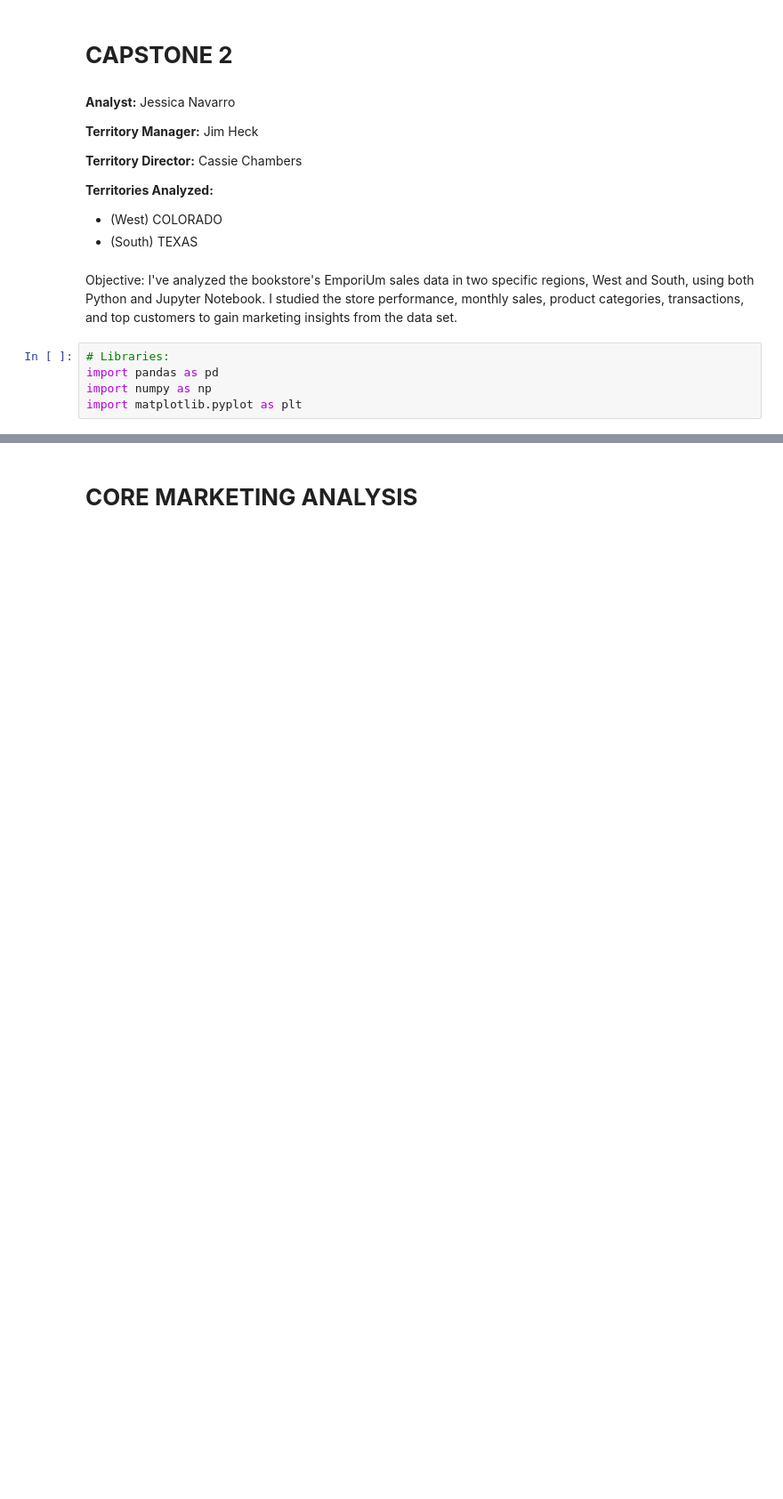
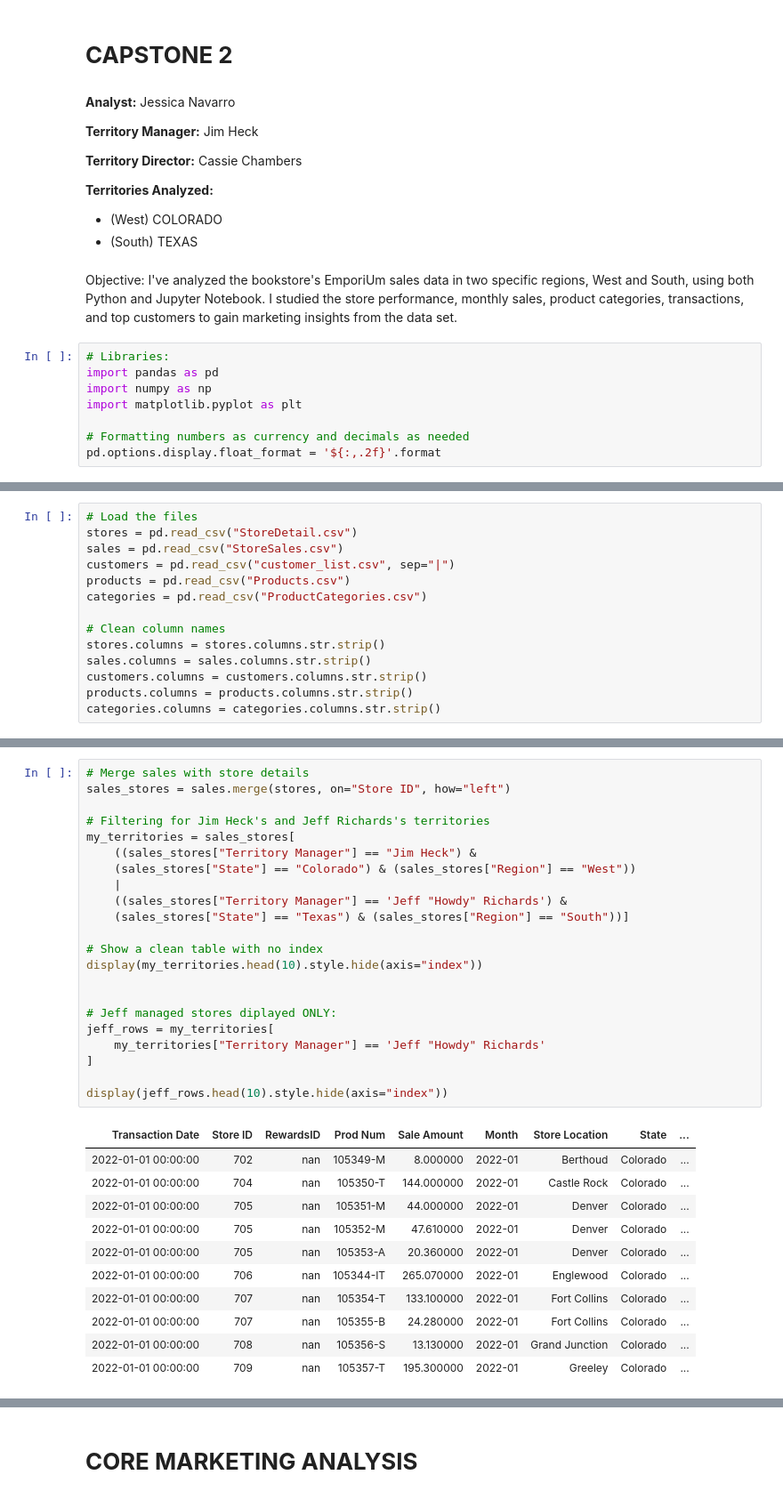
Before and after one commit to jnavarroservin/Capstone_2, a Jupyter notebook: navarroservin_sales_analysis.ipynb, the cells around one changed output, grey strips where cells are left out. Shown at 89% size. Drawn from its saved outputs; the diff is of its cells as text; blank space fills up the shorter version.

```diff
--- a/navarroservin_sales_analysis.ipynb
+++ b/navarroservin_sales_analysis.ipynb
@@ -17,3 +17,6 @@ Objective: I've analyzed the bookstore's EmporiUm sales data in two specific reg
 import pandas as pd
 import numpy as np
 import matplotlib.pyplot as plt
+
+# Formatting numbers as currency and decimals as needed
+pd.options.display.float_format = '${:,.2f}'.format
@@ -128,0 +23,14 @@ None
+# %%
+# Load the files
+stores = pd.read_csv("StoreDetail.csv")
+sales = pd.read_csv("StoreSales.csv")
+customers = pd.read_csv("customer_list.csv", sep="|")
+products = pd.read_csv("Products.csv")
+categories = pd.read_csv("ProductCategories.csv")
+
+# Clean column names
+stores.columns = stores.columns.str.strip()
+sales.columns = sales.columns.str.strip()
+customers.columns = customers.columns.str.strip()
+products.columns = products.columns.str.strip()
+categories.columns = categories.columns.str.strip()
@@ -128,0 +43,34 @@ None
+# %%
+# Merge sales with store details
+sales_stores = sales.merge(stores, on="Store ID", how="left")
+
+# Filtering for Jim Heck's and Jeff Richards's territories
+my_territories = sales_stores[
+    ((sales_stores["Territory Manager"] == "Jim Heck") &
+    (sales_stores["State"] == "Colorado") & (sales_stores["Region"] == "West"))
+    |
+    ((sales_stores["Territory Manager"] == 'Jeff "Howdy" Richards') &
+    (sales_stores["State"] == "Texas") & (sales_stores["Region"] == "South"))]
+
+# Show a clean table with no index
+display(my_territories.head(10).style.hide(axis="index"))
+
+
+# Jeff managed stores diplayed ONLY:
+jeff_rows = my_territories[
+    my_territories["Territory Manager"] == 'Jeff "Howdy" Richards'
+]
+
+display(jeff_rows.head(10).style.hide(axis="index"))
+# %% [output]
+| Transaction Date | Store ID | RewardsID | Prod Num | Sale Amount | Month | Store Location | State | ... |
+| 2022-01-01 00:00:00 | 702 | nan | 105349-M | 8.000000 | 2022-01 | Berthoud | Colorado | ... |
+| 2022-01-01 00:00:00 | 704 | nan | 105350-T | 144.000000 | 2022-01 | Castle Rock | Colorado | ... |
+| 2022-01-01 00:00:00 | 705 | nan | 105351-M | 44.000000 | 2022-01 | Denver | Colorado | ... |
+| 2022-01-01 00:00:00 | 705 | nan | 105352-M | 47.610000 | 2022-01 | Denver | Colorado | ... |
+| 2022-01-01 00:00:00 | 705 | nan | 105353-A | 20.360000 | 2022-01 | Denver | Colorado | ... |
+| 2022-01-01 00:00:00 | 706 | nan | 105344-IT | 265.070000 | 2022-01 | Englewood | Colorado | ... |
+| 2022-01-01 00:00:00 | 707 | nan | 105354-T | 133.100000 | 2022-01 | Fort Collins | Colorado | ... |
+| 2022-01-01 00:00:00 | 707 | nan | 105355-B | 24.280000 | 2022-01 | Fort Collins | Colorado | ... |
+| 2022-01-01 00:00:00 | 708 | nan | 105356-S | 13.130000 | 2022-01 | Grand Junction | Colorado | ... |
+| 2022-01-01 00:00:00 | 709 | nan | 105357-T | 195.300000 | 2022-01 | Greeley | Colorado | ... |
```
Also changed, not shown: parts of 34 cells of this notebook.
